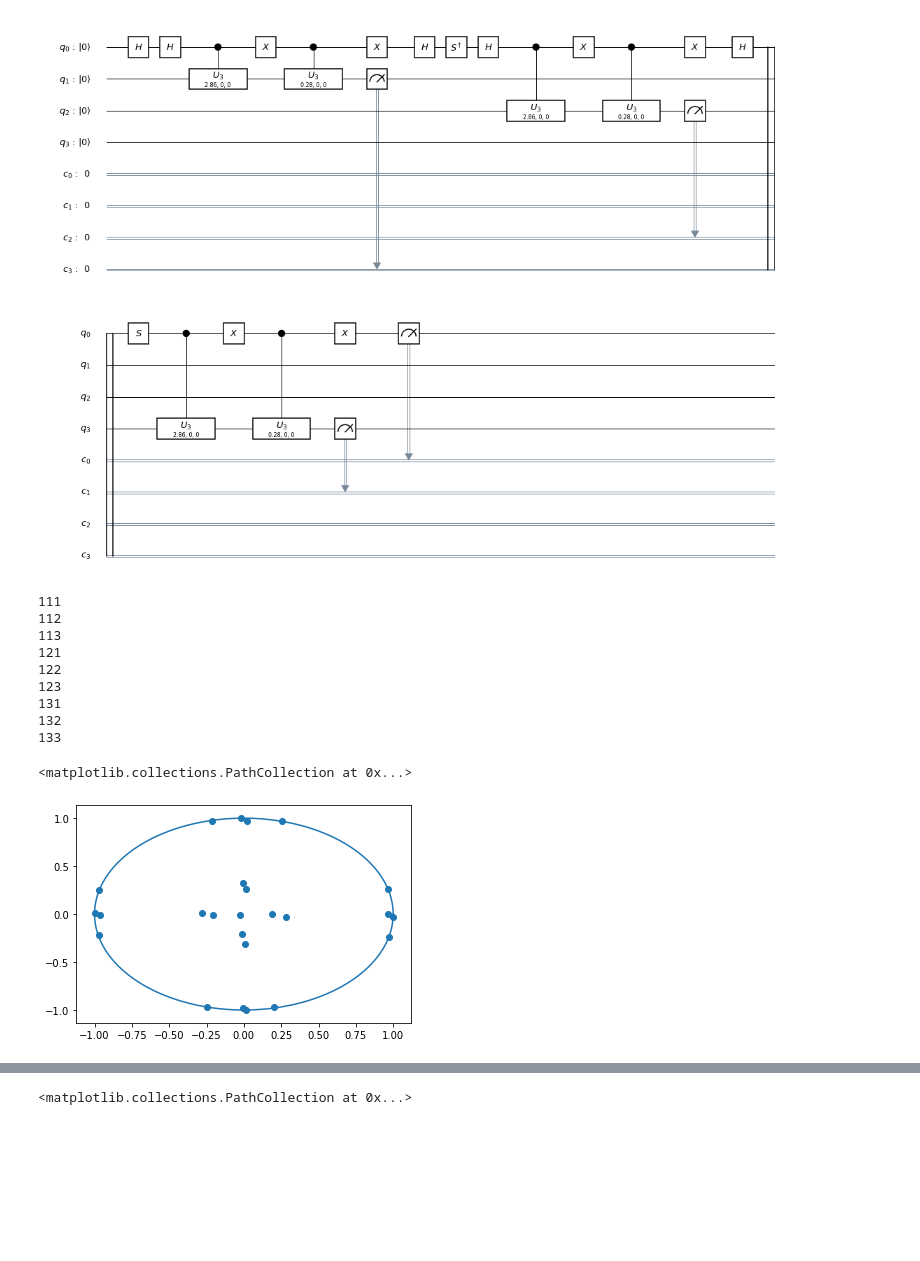
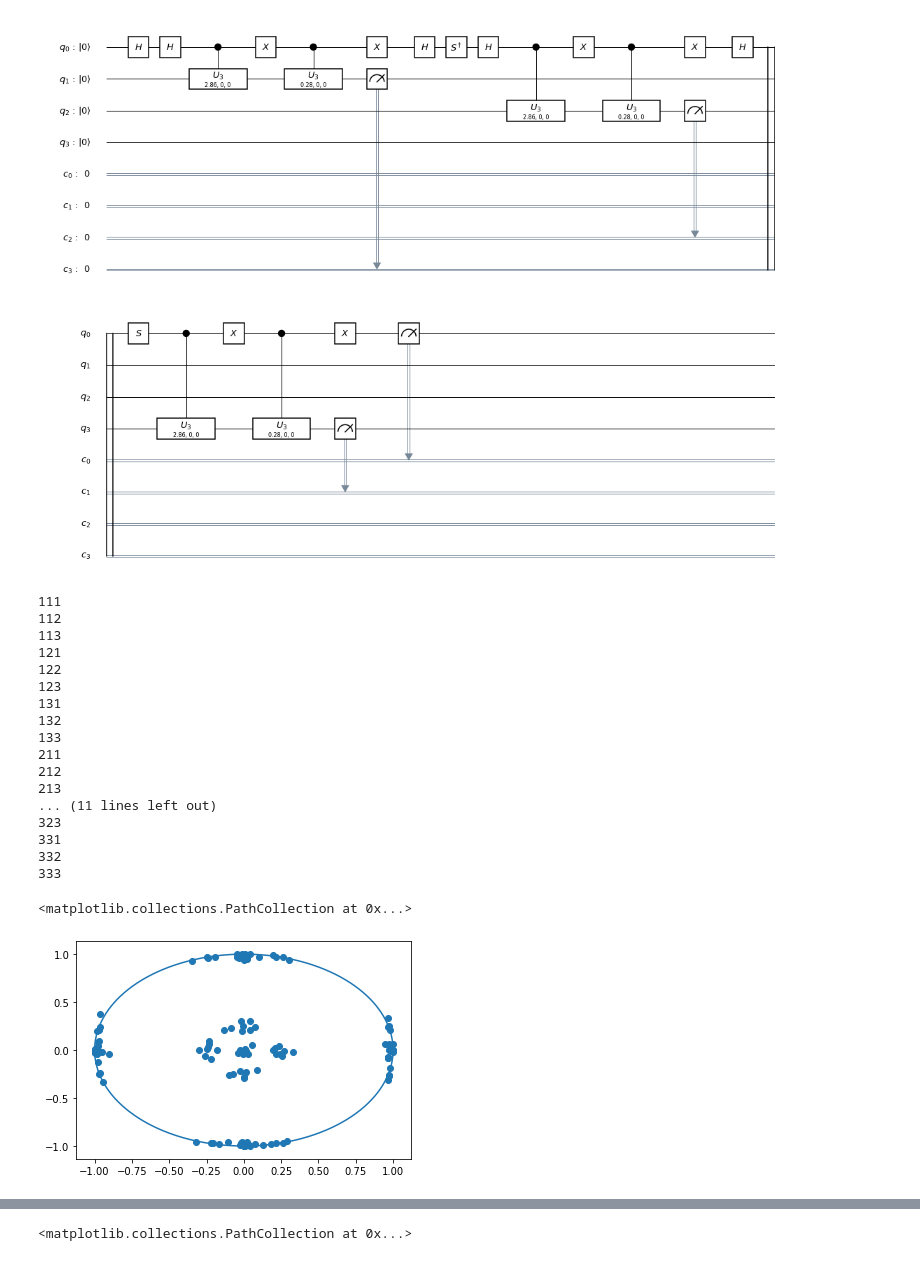
Before and after one commit to rumschuettel/quantum-benchmarks, a Jupyter notebook: PlatonicFractals/Platonic.ipynb, the cells around one changed output, grey strips where cells are left out. Cells and saved outputs as stored; diff of their text form; code cells hidden in the pictures; blank space fills up the shorter version.

```diff
--- a/PlatonicFractals/Platonic.ipynb
+++ b/PlatonicFractals/Platonic.ipynb
@@ -77,41 +77,49 @@ simulator = Aer.get_backend('qasm_simulator')
 
 simpoints=[]
 
-for i in [1]:
+for i in [1,2,3]:
     for j in [1,2,3]:
         for k in [1,2,3]:
             circ=basic_octa_circuit(4,0,3,[1,2,3],[i,j,k],0.97)
             zstate=eval_Platonic_counts(execute(circ, simulator,shots=8192).result().get_counts(circ),150)
             circ=basic_octa_circuit(4,0,2,[1,2,3],[i,j,k],0.97)
             ystate=eval_Platonic_counts(execute(circ, simulator,shots=8192).result().get_counts(circ),150)
 
             stateyz={}
             for dirs in zstate:
                 if dirs in ystate:
                     stateyz[dirs]=[ystate[dirs],zstate[dirs]]
             simpoints+=stateyz.values()
 
             print(str(i)+str(j)+str(k))
 
 #print(points)
 
 import numpy as np
 from matplotlib import pyplot as plt
 theta = np.arange(0, 2*np.pi , 0.004)
 plt.plot(1 * np.cos(theta), 1 * np.sin(theta))
 plt.scatter(*zip(*simpoints))
 # %% [output]
 111
 112
 113
 121
 122
 123
 131
 132
 133
+211
+212
+213
+... (11 lines left out)
+323
+331
+332
+333
 <matplotlib.collections.PathCollection at 0x...>
-[figure, old version]
+[figure, new version]
 # %%
 from qiskit.tools.monitor import job_monitor
 
```
Also changed, not shown: parts of 1 cell of this notebook, 1 other file.
